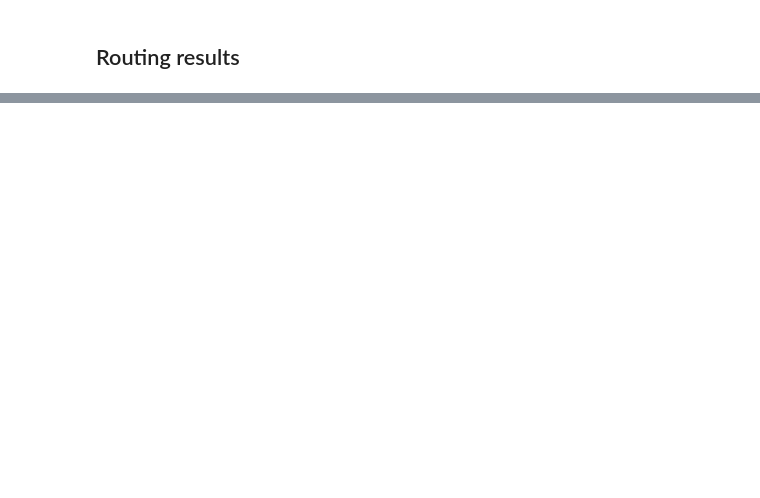
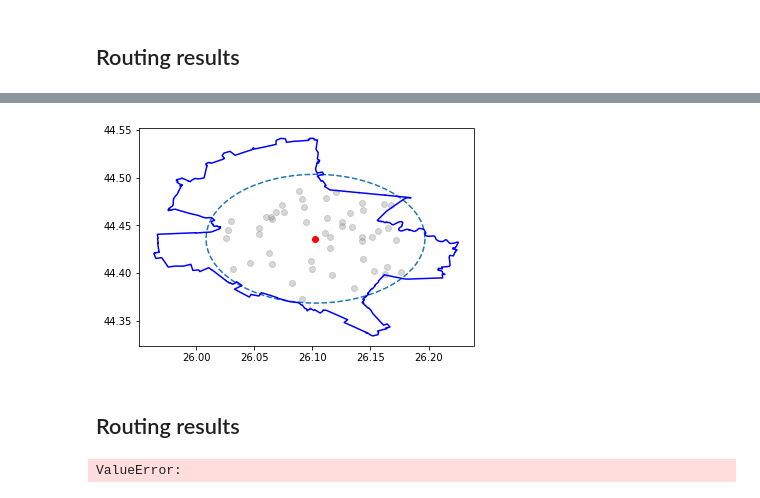
Before and after one commit to skandium/cyclorank, a Jupyter notebook: analyse_results.ipynb, the cells around one changed output, grey strips where cells are left out. Drawn from its saved outputs; the diff is of its cells as text; code cells hidden in the pictures; blank space fills up the shorter version.

Commit message:
Experiment more with routing

```diff
--- a/analyse_results.ipynb
+++ b/analyse_results.ipynb
@@ -206,0 +259,30 @@ subset.sort_values("length")
+# %%
+shapes = load_city_shapes(city_name)
+# %%
+points = random_points_within(circle_polygon=shapes["circle_polygon"], city_polygon=shapes["city_polygon"], num_points=50)
+# %%
+point_lats = [pt.x for pt in points]
+point_lngs = [pt.y for pt in points]
+# %%
+circle_lngs, circle_lats = shapes["circle_polygon"].exterior.xy
+# %%
+plt.plot(circle_lngs, circle_lats, '--')
+plt.scatter(shapes["centroid_x"], shapes["centroid_y"], color='red')
+plt.scatter(point_lats, point_lngs, alpha=0.3, color="gray")
+try:
+    x, y = shapes["city_polygon"].buffer(0).exterior.xy
+    plt.plot(x, y, color="blue")
+except AttributeError: # MultiPolygon
+    g = [x.buffer(0) for x in shapes["city_polygon"].buffer(0).geoms]
+    for i in range(len(g)):
+        x, y = g[i].exterior.xy
+        plt.plot(x, y, color="blue")
+plt.show()
+# %% [output]
+[figure, added]
+# %% [markdown]
+## Routing results
+# %%
+raise ValueError
+# %% [output]
+ValueError:
```
Also changed, not shown: parts of 28 cells of this notebook, 6 other files.
